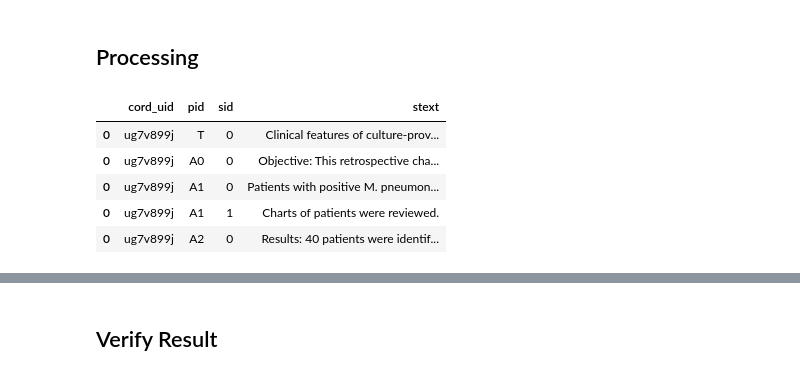
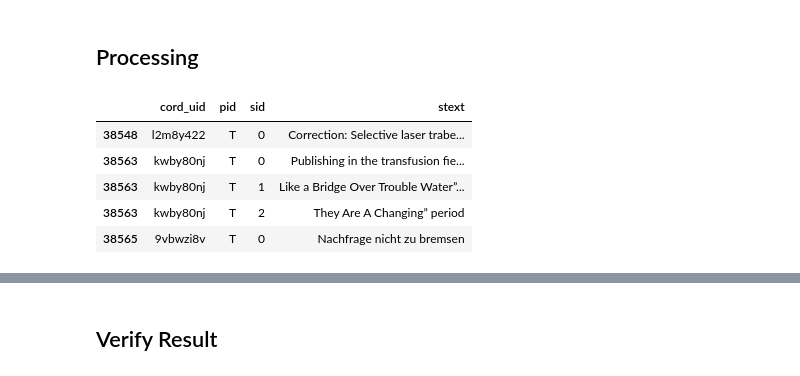
Before and after one commit to sujitpal/saturn-scispacy, a Jupyter notebook: notebooks/incremental/04di-extract-link-ner.ipynb, the cells around one changed output, grey strips where cells are left out. Cells and saved outputs as stored; diff of their text form; code cells hidden in the pictures.

```diff
--- a/notebooks/incremental/04di-extract-link-ner.ipynb
+++ b/notebooks/incremental/04di-extract-link-ner.ipynb
@@ -88,14 +75,14 @@ ENTITIES_FOLDER = "/".join(["s3:/", BUCKET_NAME, "incremental",
                             "add-ents-{:s}".format(MODEL_KB)])
 # %%
 sentences_df = dd.read_parquet(SENTENCE_FOLDER, engine="pyarrow")
-sentences_df.head(npartitions=20)
+sentences_df.head()
 # %% [output]
 |  | cord_uid | pid | sid | stext |
-| 0 | ug7v899j | T | 0 | Clinical features of culture-prov... |
-| 0 | ug7v899j | A0 | 0 | Objective: This retrospective cha... |
-| 0 | ug7v899j | A1 | 0 | Patients with positive M. pneumon... |
-| 0 | ug7v899j | A1 | 1 | Charts of patients were reviewed. |
-| 0 | ug7v899j | A2 | 0 | Results: 40 patients were identif... |
+| 38548 | l2m8y422 | T | 0 | Correction: Selective laser trabe... |
+| 38563 | kwby80nj | T | 0 | Publishing in the transfusion fie... |
+| 38563 | kwby80nj | T | 1 | Like a Bridge Over Trouble Water”... |
+| 38563 | kwby80nj | T | 2 | They Are A Changing” period |
+| 38565 | 9vbwzi8v | T | 0 | Nachfrage nicht zu bremsen |
 # %%
 len(sentences_df)
 # %% [output]
```
Also changed, not shown: parts of 10 cells of this notebook, 10 other files.
